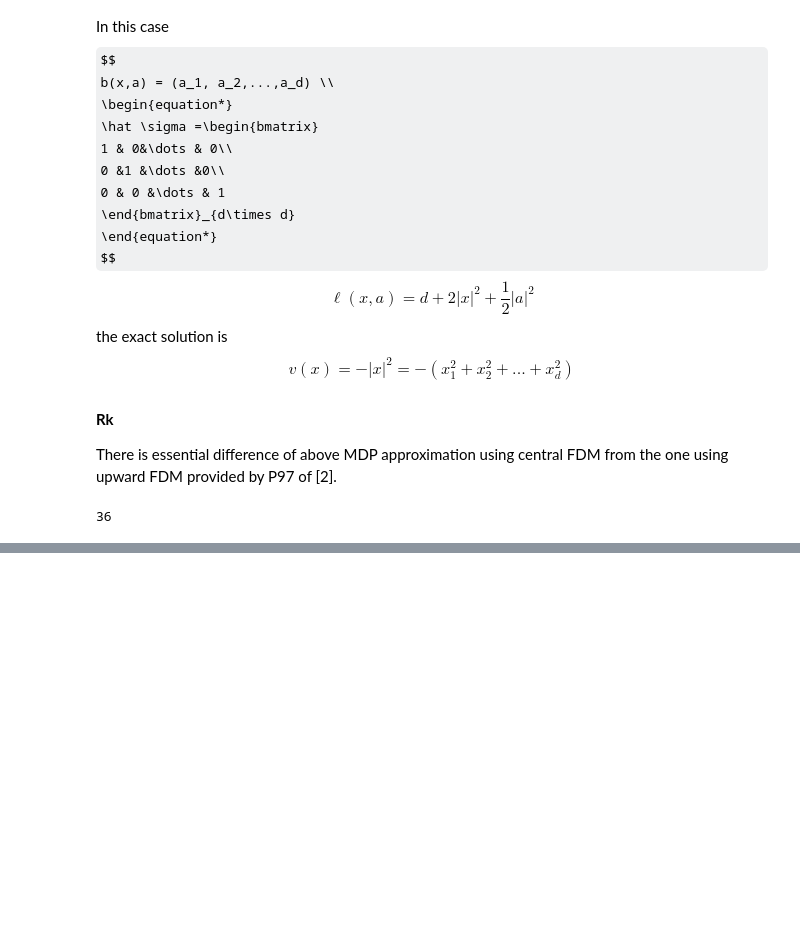
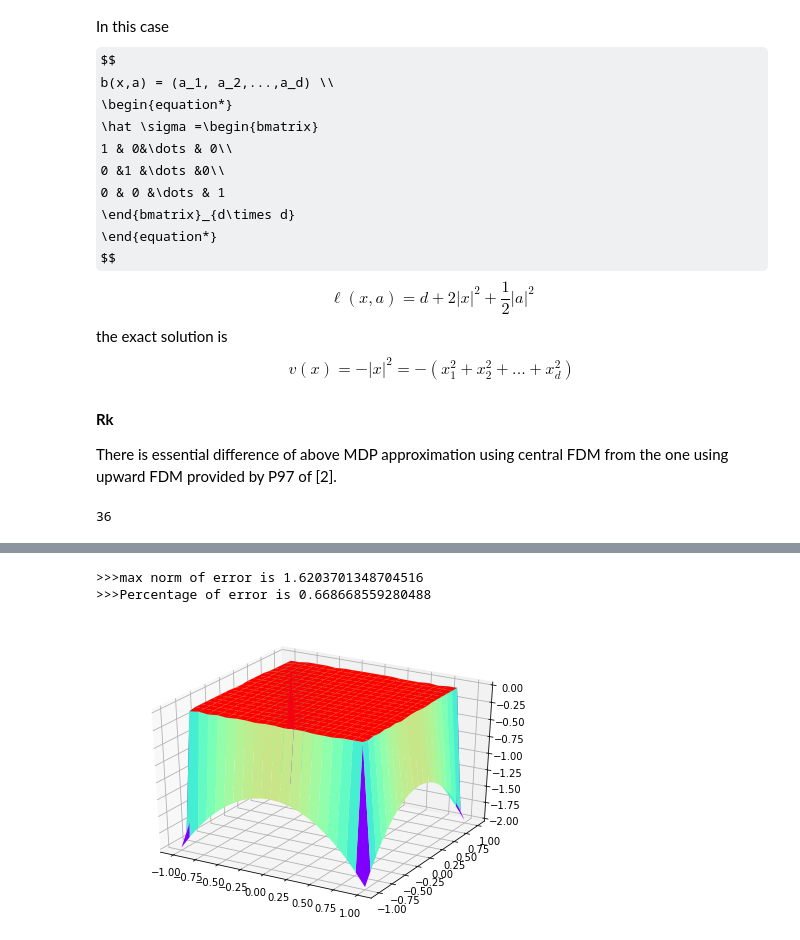
Before and after one commit to wqiu96/summer_project, a Jupyter notebook: src/Q_learning_dirichlet_2d_v01.ipynb, the cells around one changed output, grey strips where cells are left out. Drawn from its saved outputs; the diff is of its cells as text; code cells hidden in the pictures; some formulas as TeX source; blank space fills up the shorter version.

```diff
--- a/src/Q_learning_dirichlet_2d_v01.ipynb
+++ b/src/Q_learning_dirichlet_2d_v01.ipynb
@@ -248,7 +248,7 @@ np.sum(a)
 # %%
 def q_learning(self,
                n_epoch = 50000, #tolerance for iteration
-               learning_rate = 0.001, #maximum iteration
+               learning_rate = 0.01, #maximum iteration
                 start_state = np.array([0,0])
               ):
 
@@ -306,7 +306,6 @@ def q_learning(self,
         print(now_ind_,act_ind_)
       self.q_table[tuple(np.append(now_ind_, act_ind_))] = learning_rate*del_q
       self.s_val[tuple(now_ind_)] = np.min(self.q_table[tuple(now_ind_)]) #sync q_table with s_val
-
       now_ind_ = next_ind_
 
   return self.s_val[start_ind]
@@ -327,12 +349,15 @@ pde1.exact_sol(np.array([0,0])
 # %%
 figure = plt.figure()
 axes = Axes3D(figure)
 X1 = pde1.x_space
 X2 = pde1.x_space
 X1, X2 = np.meshgrid(X1, X2)
+Z1 = pde1.s_val
 Z = -(X1)**2 - (X2)**2
-axes.plot_surface(X1, X2, Z,cmap='rainbow')
-print('>>>iteration error is ' + str(err))
-print('>>>iter number is ' + str(n_iter))
+axes.plot_surface(X1, X2, Z1,cmap='rainbow')
 print('>>>max norm of error is ' + str(np.max(np.abs(Z-Z1))))
 print('>>>Percentage of error is ' + str(np.sum(np.abs(Z-Z1))/np.sum(np.abs(Z))))
+# %% [output]
+>>>max norm of error is 1.6203701348704516
+>>>Percentage of error is 0.668668559280488
+[figure, added]
```
Also changed, not shown: parts of 4 cells of this notebook.
